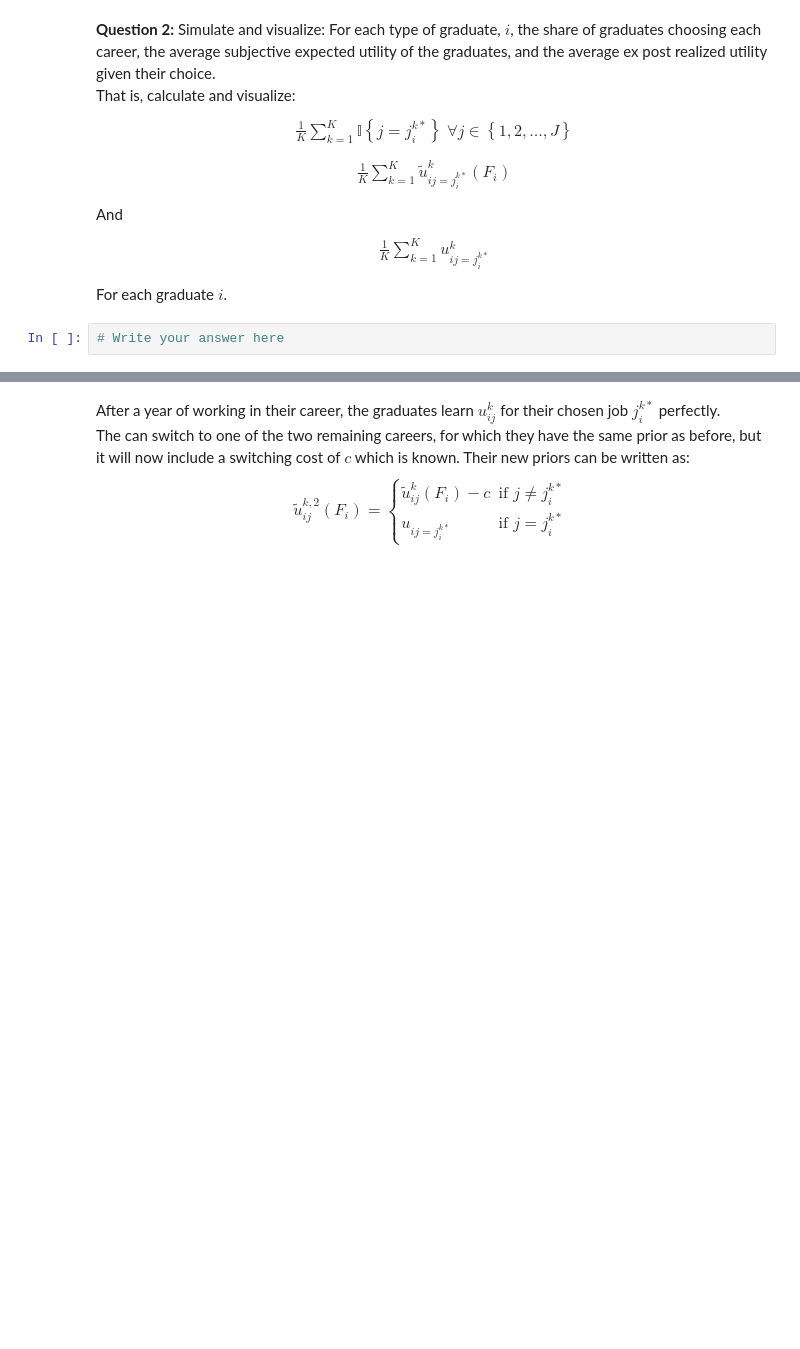
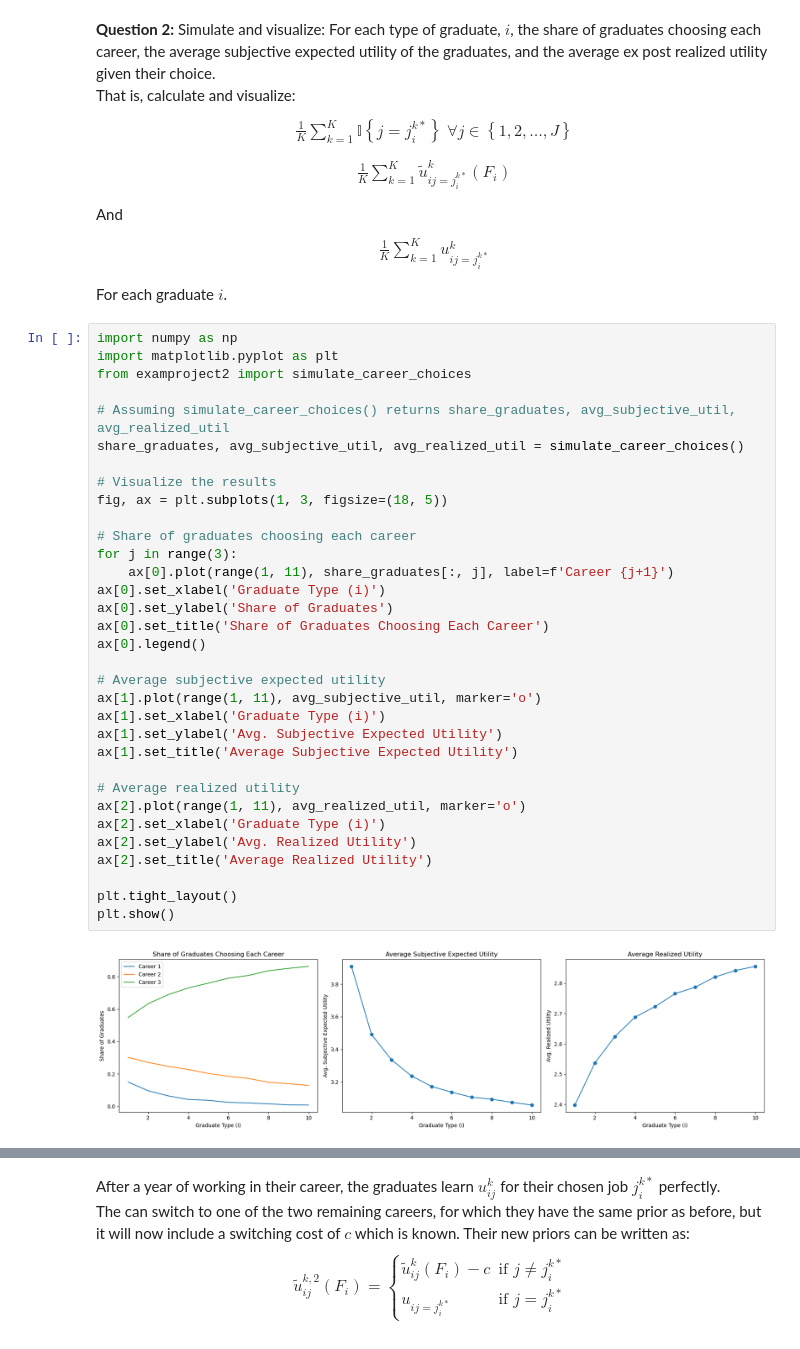
Before and after one commit to NumEconCopenhagen/projects-2024-thomas-lucas-jacob, a Jupyter notebook: examproject/exam_2024.ipynb, the cells around one changed output, grey strips where cells are left out. Saved outputs shown, nothing was run; the diff lists cells and outputs as text; blank space fills up the shorter version.

```diff
--- a/examproject/exam_2024.ipynb
+++ b/examproject/exam_2024.ipynb
@@ -311,5 +328,38 @@ $$
 \end{align*}
 $$
 For each graduate $i$.
-# %%
-# Write your answer here
+# %%
+import numpy as np
+import matplotlib.pyplot as plt
+from examproject2 import simulate_career_choices
+
+# Assuming simulate_career_choices() returns share_graduates, avg_subjective_util, avg_realized_util
+share_graduates, avg_subjective_util, avg_realized_util = simulate_career_choices()
+
+# Visualize the results
+fig, ax = plt.subplots(1, 3, figsize=(18, 5))
+
+# Share of graduates choosing each career
+for j in range(3):
+    ax[0].plot(range(1, 11), share_graduates[:, j], label=f'Career {j+1}')
+ax[0].set_xlabel('Graduate Type (i)')
+ax[0].set_ylabel('Share of Graduates')
+ax[0].set_title('Share of Graduates Choosing Each Career')
+ax[0].legend()
+
+# Average subjective expected utility
+ax[1].plot(range(1, 11), avg_subjective_util, marker='o')
+ax[1].set_xlabel('Graduate Type (i)')
+ax[1].set_ylabel('Avg. Subjective Expected Utility')
+ax[1].set_title('Average Subjective Expected Utility')
+
+# Average realized utility
+ax[2].plot(range(1, 11), avg_realized_util, marker='o')
+ax[2].set_xlabel('Graduate Type (i)')
+ax[2].set_ylabel('Avg. Realized Utility')
+ax[2].set_title('Average Realized Utility')
+
+plt.tight_layout()
+plt.show()
+# %% [output]
+[figure, added]
```
Also changed, not shown: parts of 6 cells of this notebook, 2 other files.
